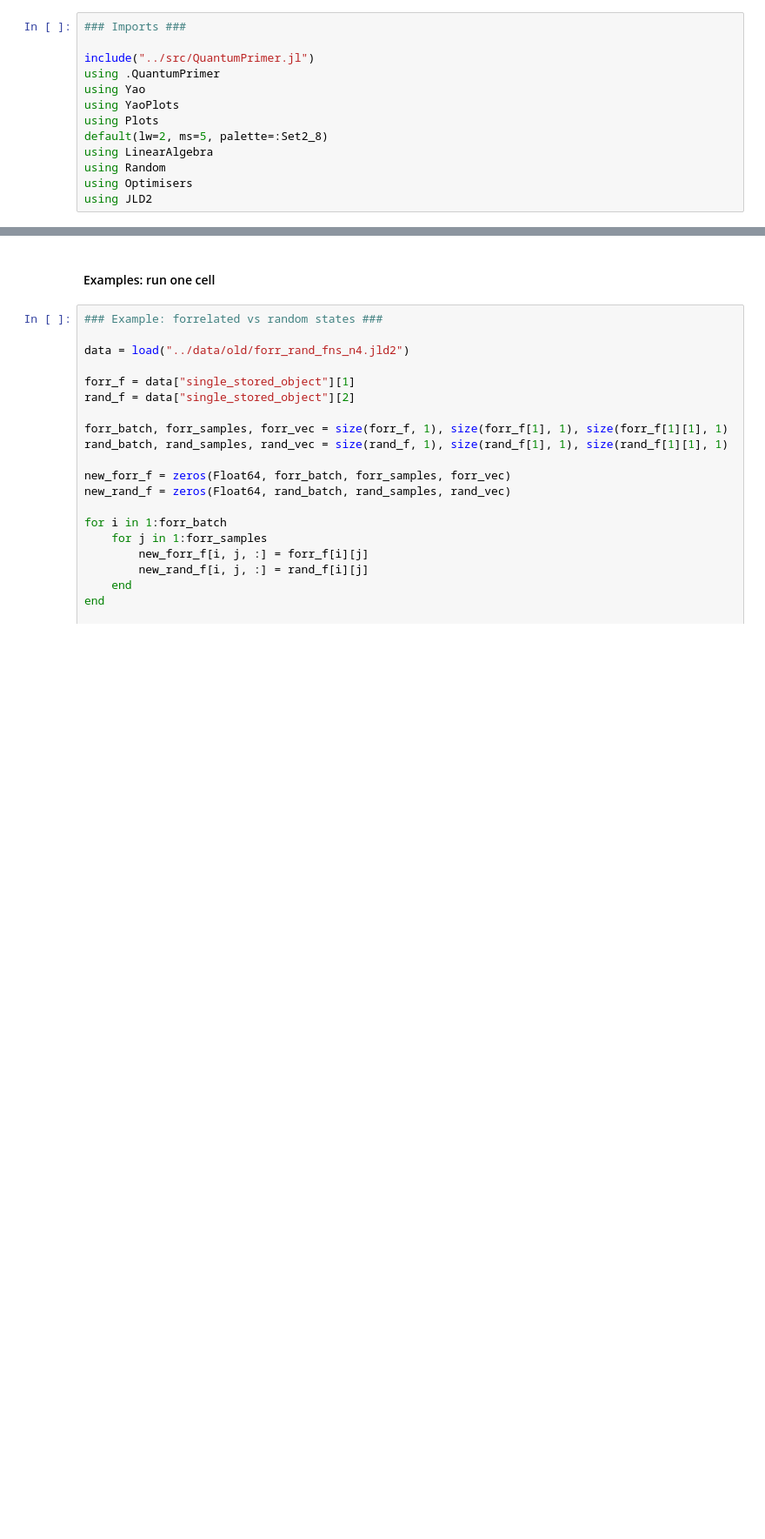
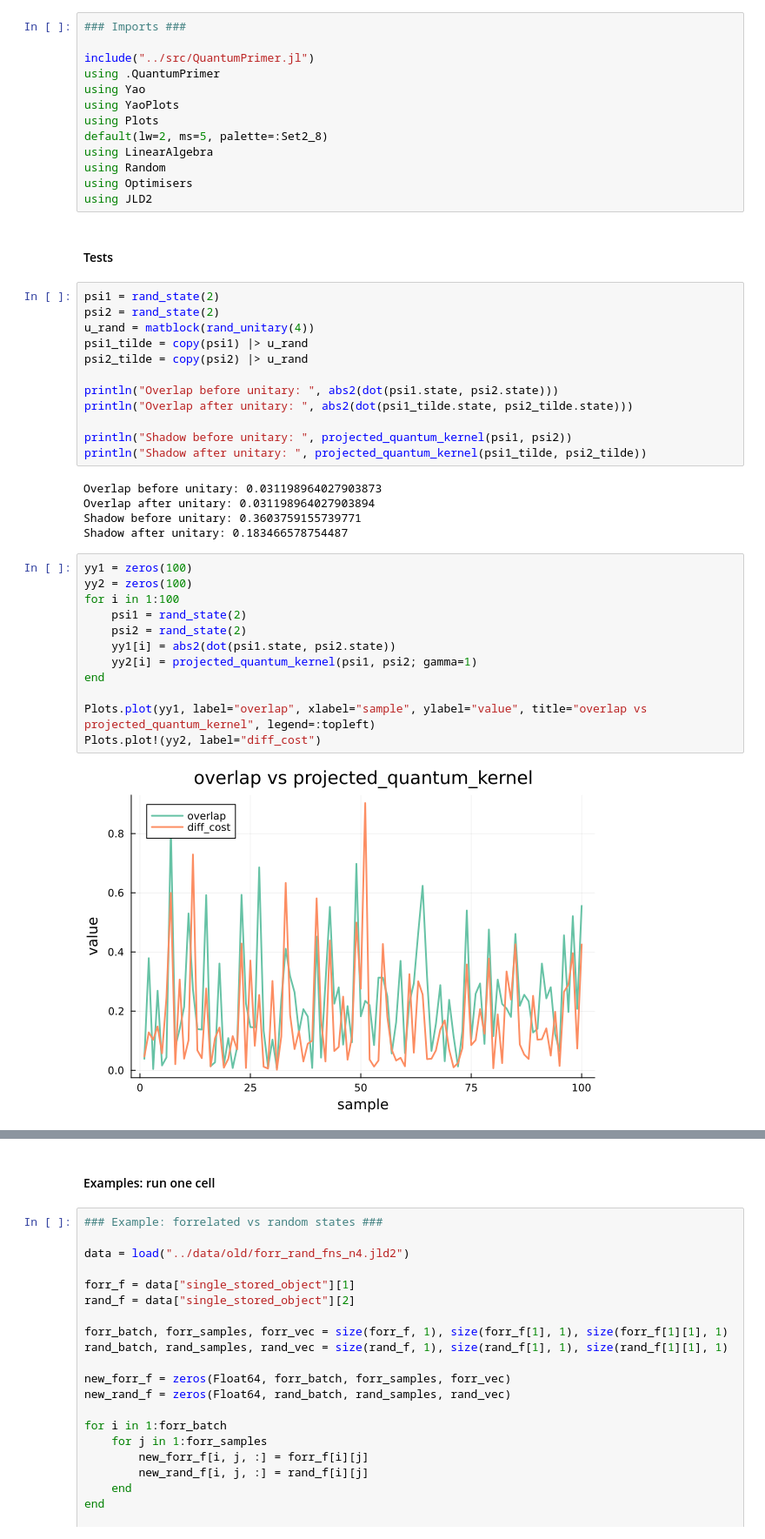
Before and after one commit to Qu-DOS/QuantumPrimer.jl, a Jupyter notebook: notebooks/QSNN_mwe.ipynb, the cells around one changed output, grey strips where cells are left out. Shown at 87% size. Cells and saved outputs as stored; diff of their text form; blank space fills up the shorter version.

```diff
--- a/notebooks/QSNN_mwe.ipynb
+++ b/notebooks/QSNN_mwe.ipynb
@@ -11,3 +11,36 @@ using LinearAlgebra
 using Random
 using Optimisers
 using JLD2
+# %% [markdown]
+#### Tests
+# %%
+psi1 = rand_state(2)
+psi2 = rand_state(2)
+u_rand = matblock(rand_unitary(4))
+psi1_tilde = copy(psi1) |> u_rand
+psi2_tilde = copy(psi2) |> u_rand
+
+println("Overlap before unitary: ", abs2(dot(psi1.state, psi2.state)))
+println("Overlap after unitary: ", abs2(dot(psi1_tilde.state, psi2_tilde.state)))
+
+println("Shadow before unitary: ", projected_quantum_kernel(psi1, psi2))
+println("Shadow after unitary: ", projected_quantum_kernel(psi1_tilde, psi2_tilde))
+# %% [output]
+Overlap before unitary: 0.031198964027903873
+Overlap after unitary: 0.031198964027903894
+Shadow before unitary: 0.3603759155739771
+Shadow after unitary: 0.183466578754487
+# %%
+yy1 = zeros(100)
+yy2 = zeros(100)
+for i in 1:100
+    psi1 = rand_state(2)
+    psi2 = rand_state(2)
+    yy1[i] = abs2(dot(psi1.state, psi2.state))
+    yy2[i] = projected_quantum_kernel(psi1, psi2; gamma=1)
+end
+
+Plots.plot(yy1, label="overlap", xlabel="sample", ylabel="value", title="overlap vs projected_quantum_kernel", legend=:topleft)
+Plots.plot!(yy2, label="diff_cost")
+# %% [output]
+[figure, added]
```
Also changed, not shown: parts of 6 cells of this notebook, 1 other file.
